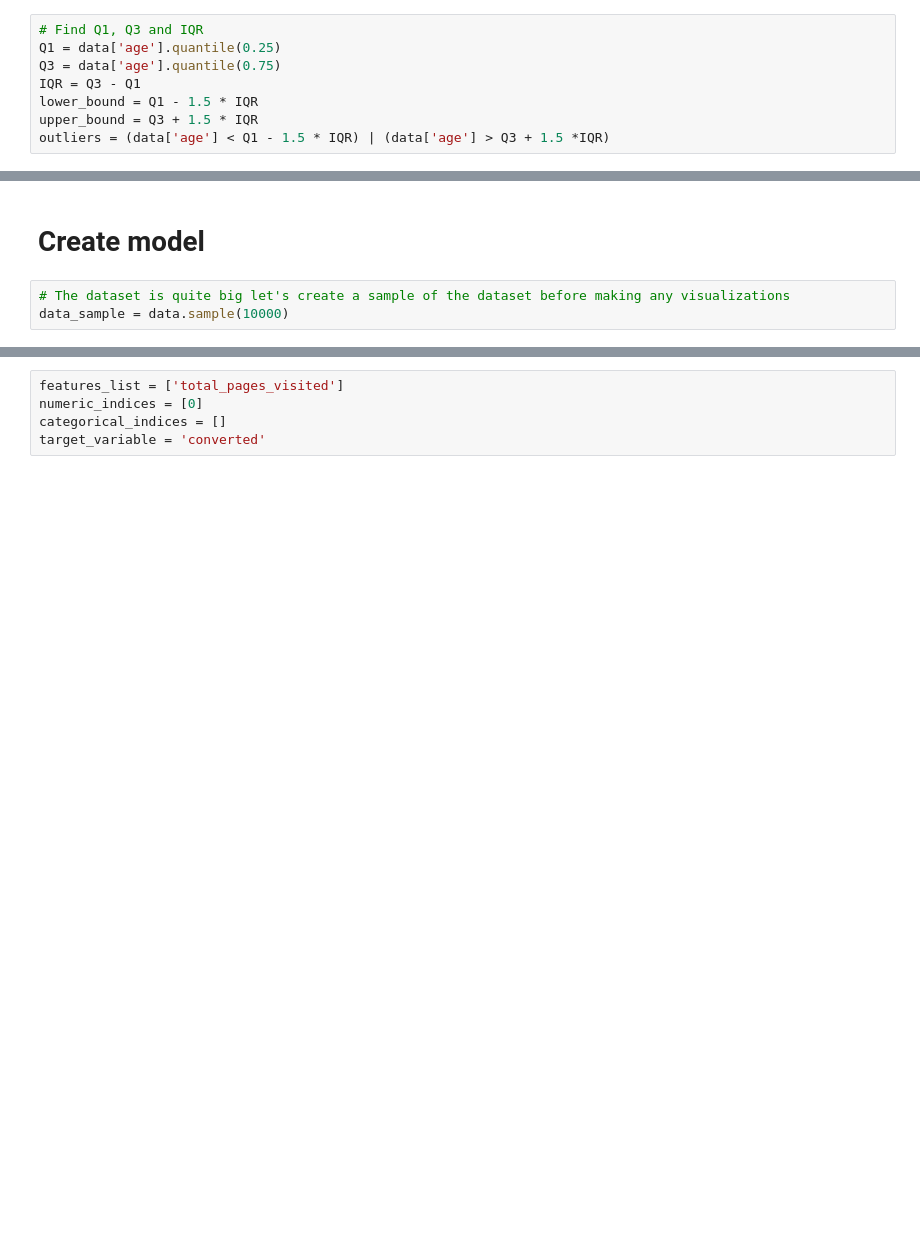
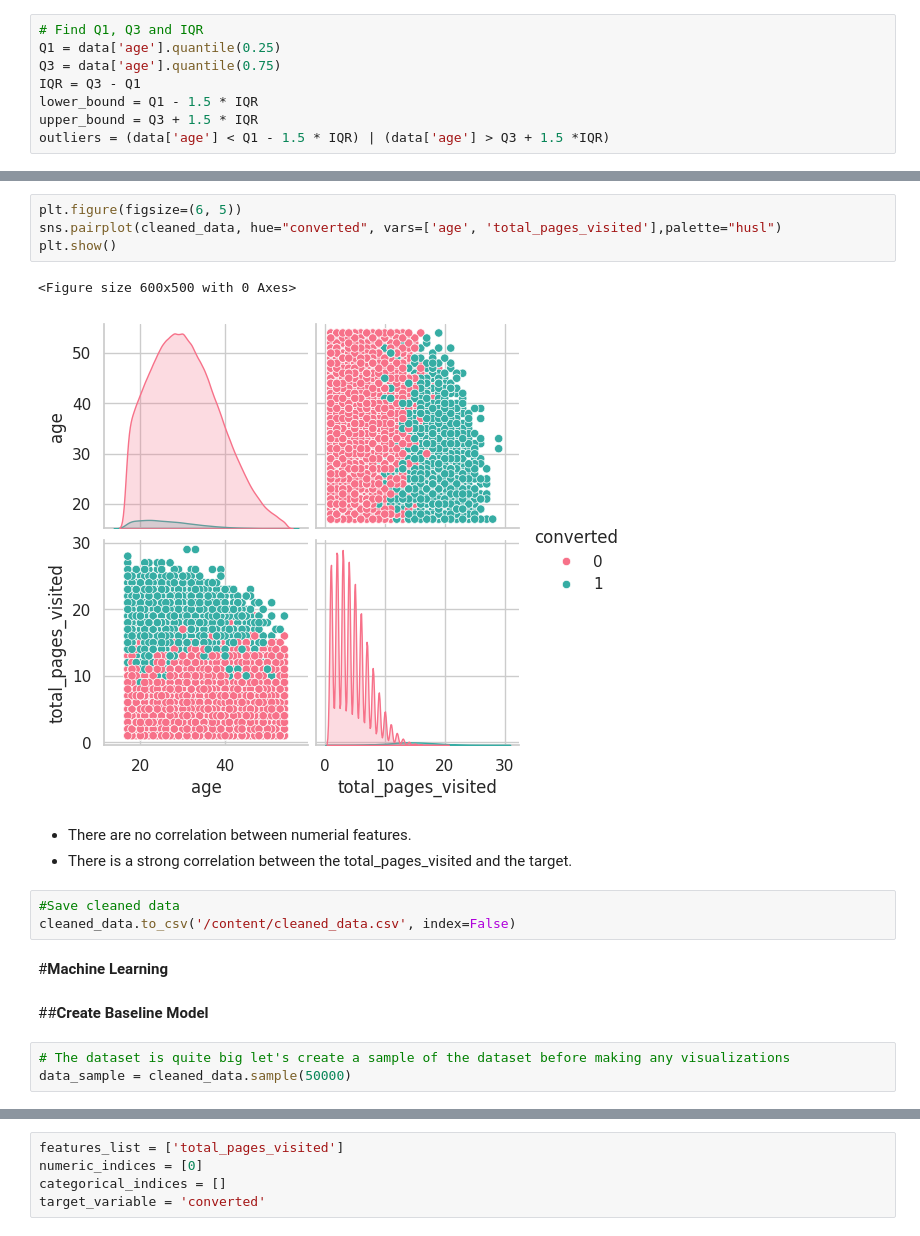
Before and after one commit to YnaPqt/supervised-machine-learning-conversion-rate, a Jupyter notebook: conversion_rate_challenge.ipynb, the cells around one changed output, grey strips where cells are left out. Saved outputs shown, nothing was run; the diff lists cells and outputs as text; blank space fills up the shorter version.

```diff
--- a/conversion_rate_challenge.ipynb
+++ b/conversion_rate_challenge.ipynb
@@ -228,6 +241,21 @@ fig.show(renderer='colab')
+# %%
+plt.figure(figsize=(6, 5))
+sns.pairplot(cleaned_data, hue="converted", vars=['age', 'total_pages_visited'],palette="husl")
+plt.show()
+# %% [output]
+<Figure size 600x500 with 0 Axes>
+[figure, added]
+# %% [markdown]
+- There are no correlation between numerial features.
+- There is a strong correlation between the total_pages_visited and the target.
+# %%
+#Save cleaned data
+cleaned_data.to_csv('/content/cleaned_data.csv', index=False)
+# %% [markdown]
+#**Machine Learning**
 # %% [markdown]
-# Create model
+##**Create Baseline Model**
 # %%
 # The dataset is quite big let's create a sample of the dataset before making any visualizations
-data_sample = data.sample(10000)
+data_sample = cleaned_data.sample(50000)
 # %% [markdown]
```
Also changed, not shown: parts of 64 cells of this notebook.
